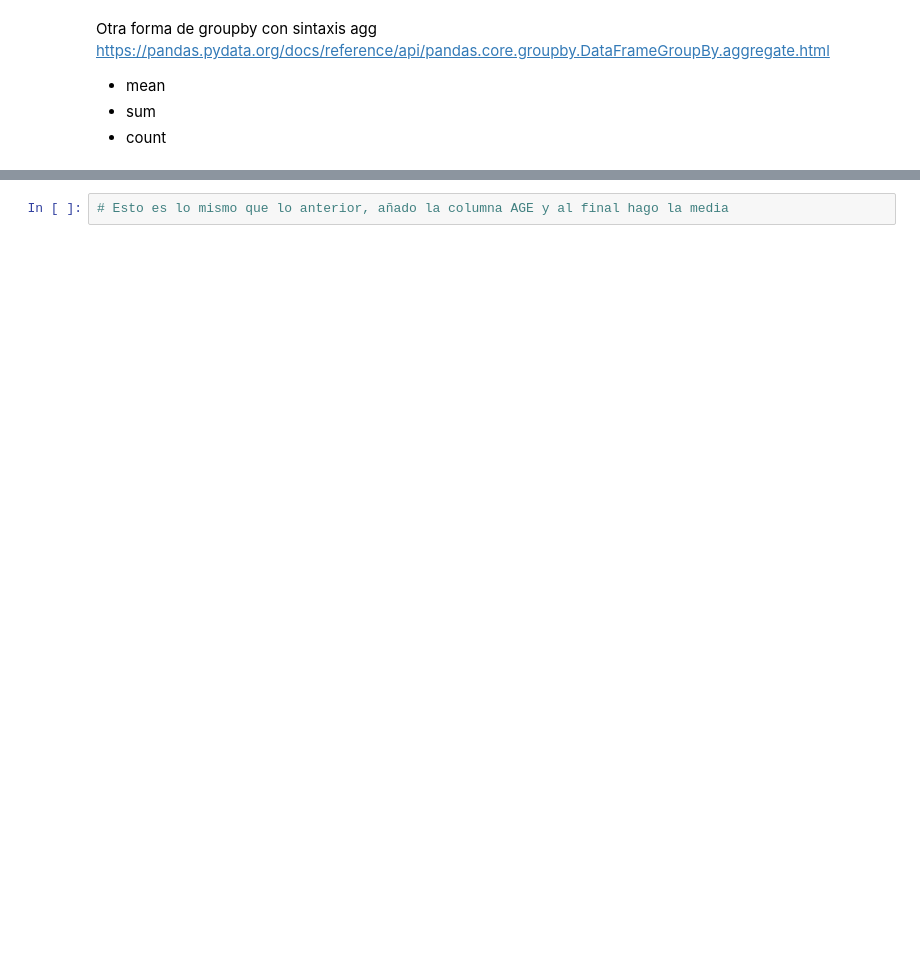
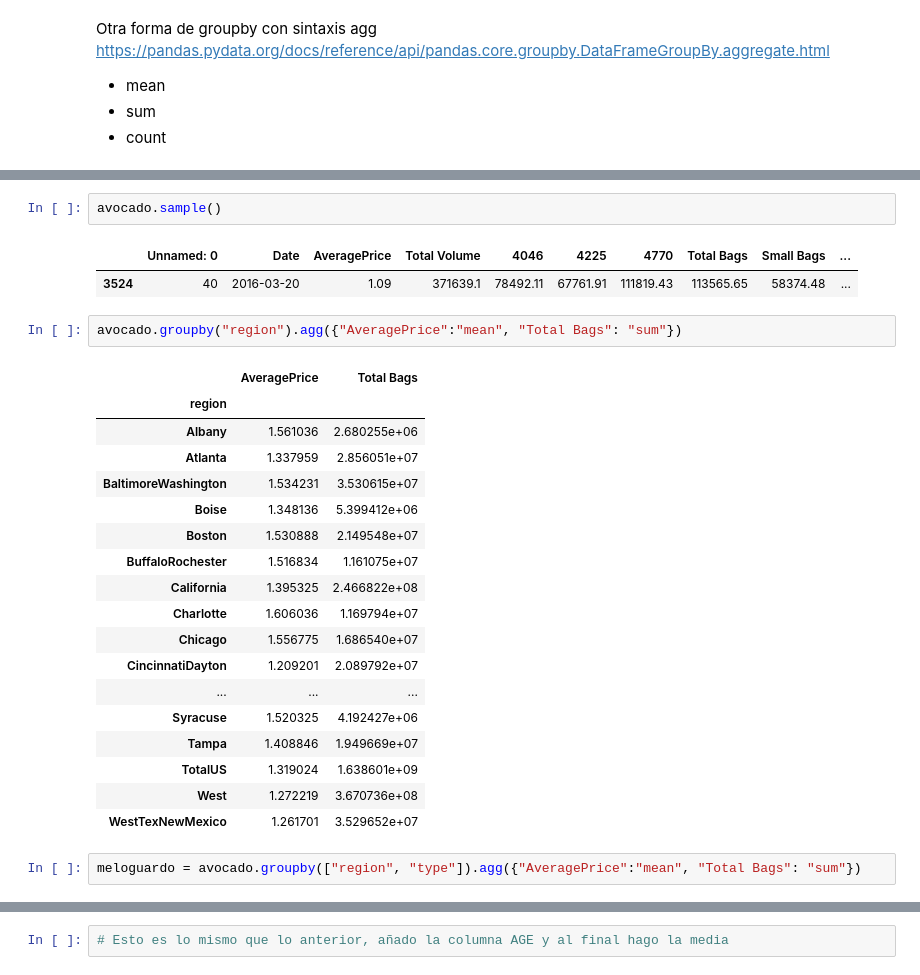
Before and after one commit to Pomilusky/apuntes_clase, a Jupyter notebook: semana_2/4-pandas.ipynb, the cells around one changed output, grey strips where cells are left out. Saved outputs shown, nothing was run; the diff lists cells and outputs as text; blank space fills up the shorter version.

```diff
--- a/semana_2/4-pandas.ipynb
+++ b/semana_2/4-pandas.ipynb
@@ -1805,0 +1884,28 @@ https://pandas.pydata.org/docs/reference/api/pandas.core.groupby.DataFrameGroupB
+# %%
+avocado.sample()
+# %% [output]
+|  | Unnamed: 0 | Date | AveragePrice | Total Volume | 4046 | 4225 | 4770 | Total Bags | Small Bags | ... |
+| 3524 | 40 | 2016-03-20 | 1.09 | 371639.1 | 78492.11 | 67761.91 | 111819.43 | 113565.65 | 58374.48 | ... |
+# %%
+avocado.groupby("region").agg({"AveragePrice":"mean", "Total Bags": "sum"})
+# %% [output]
+|  | AveragePrice | Total Bags |
+| region |  |  |
+| Albany | 1.561036 | 2.680255e+06 |
+| Atlanta | 1.337959 | 2.856051e+07 |
+| BaltimoreWashington | 1.534231 | 3.530615e+07 |
+| Boise | 1.348136 | 5.399412e+06 |
+| Boston | 1.530888 | 2.149548e+07 |
+| BuffaloRochester | 1.516834 | 1.161075e+07 |
+| California | 1.395325 | 2.466822e+08 |
+| Charlotte | 1.606036 | 1.169794e+07 |
+| Chicago | 1.556775 | 1.686540e+07 |
+| CincinnatiDayton | 1.209201 | 2.089792e+07 |
+| ... | ... | ... |
+| Syracuse | 1.520325 | 4.192427e+06 |
+| Tampa | 1.408846 | 1.949669e+07 |
+| TotalUS | 1.319024 | 1.638601e+09 |
+| West | 1.272219 | 3.670736e+08 |
+| WestTexNewMexico | 1.261701 | 3.529652e+07 |
+# %%
+meloguardo = avocado.groupby(["region", "type"]).agg({"AveragePrice":"mean", "Total Bags": "sum"})
```
Also changed, not shown: parts of 141 cells of this notebook.
